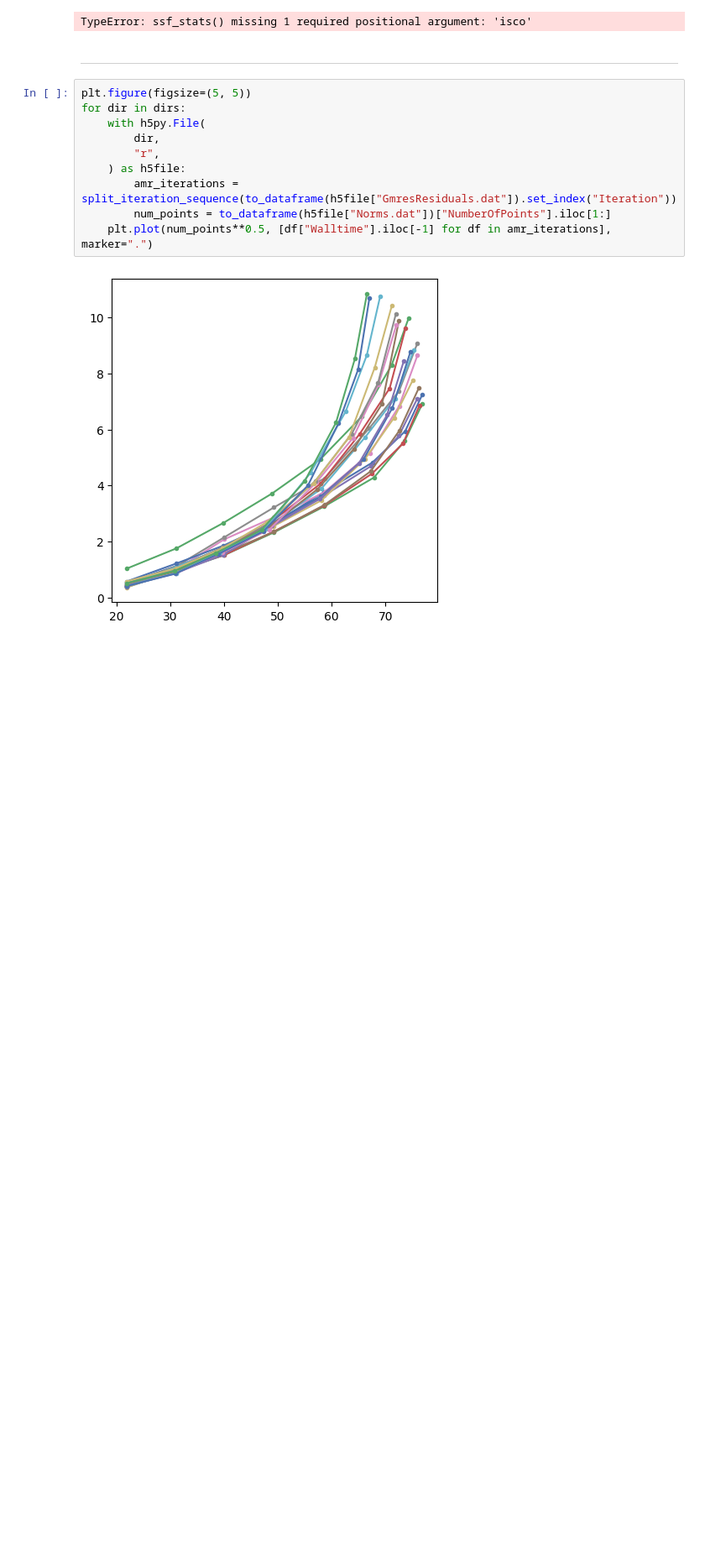
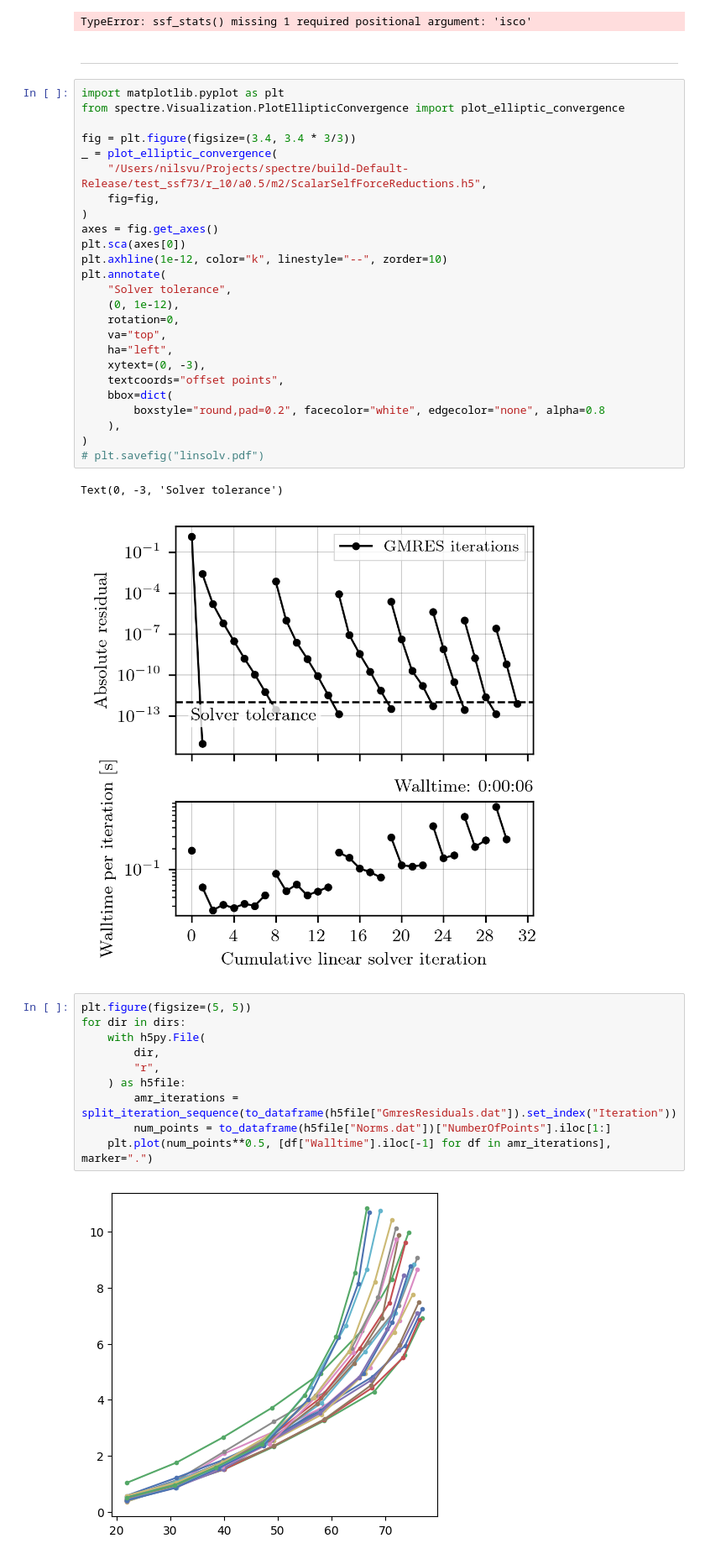
Before and after one commit to nilsvu/spectre, a Jupyter notebook: support/Pipelines/SelfForce/Scalar/plots.ipynb, the cells around one changed output. Shown at 84% size. Drawn from its saved outputs; the diff is of its cells as text; blank space fills up the shorter version.

```diff
--- a/support/Pipelines/SelfForce/Scalar/plots.ipynb
+++ b/support/Pipelines/SelfForce/Scalar/plots.ipynb
@@ -354,6 +444,34 @@ ssf_stats(ssf, r0=r_0, a=a)
 TypeError: ssf_stats() missing 1 required positional argument: 'isco'
 # %% [markdown]
 ---
+# %%
+import matplotlib.pyplot as plt
+from spectre.Visualization.PlotEllipticConvergence import plot_elliptic_convergence
+
+fig = plt.figure(figsize=(3.4, 3.4 * 3/3))
+_ = plot_elliptic_convergence(
+    "/Users/nilsvu/Projects/spectre/build-Default-Release/test_ssf73/r_10/a0.5/m2/ScalarSelfForceReductions.h5",
+    fig=fig,
+)
+axes = fig.get_axes()
+plt.sca(axes[0])
+plt.axhline(1e-12, color="k", linestyle="--", zorder=10)
+plt.annotate(
+    "Solver tolerance",
+    (0, 1e-12),
+    rotation=0,
+    va="top",
+    ha="left",
+    xytext=(0, -3),
+    textcoords="offset points",
+    bbox=dict(
+        boxstyle="round,pad=0.2", facecolor="white", edgecolor="none", alpha=0.8
+    ),
+)
+# plt.savefig("linsolv.pdf")
+# %% [output]
+Text(0, -3, 'Solver tolerance')
+[figure, added]
 # %%
 plt.figure(figsize=(5, 5))
 for dir in dirs:
```
Also changed, not shown: parts of 10 cells of this notebook, 2 other files.
